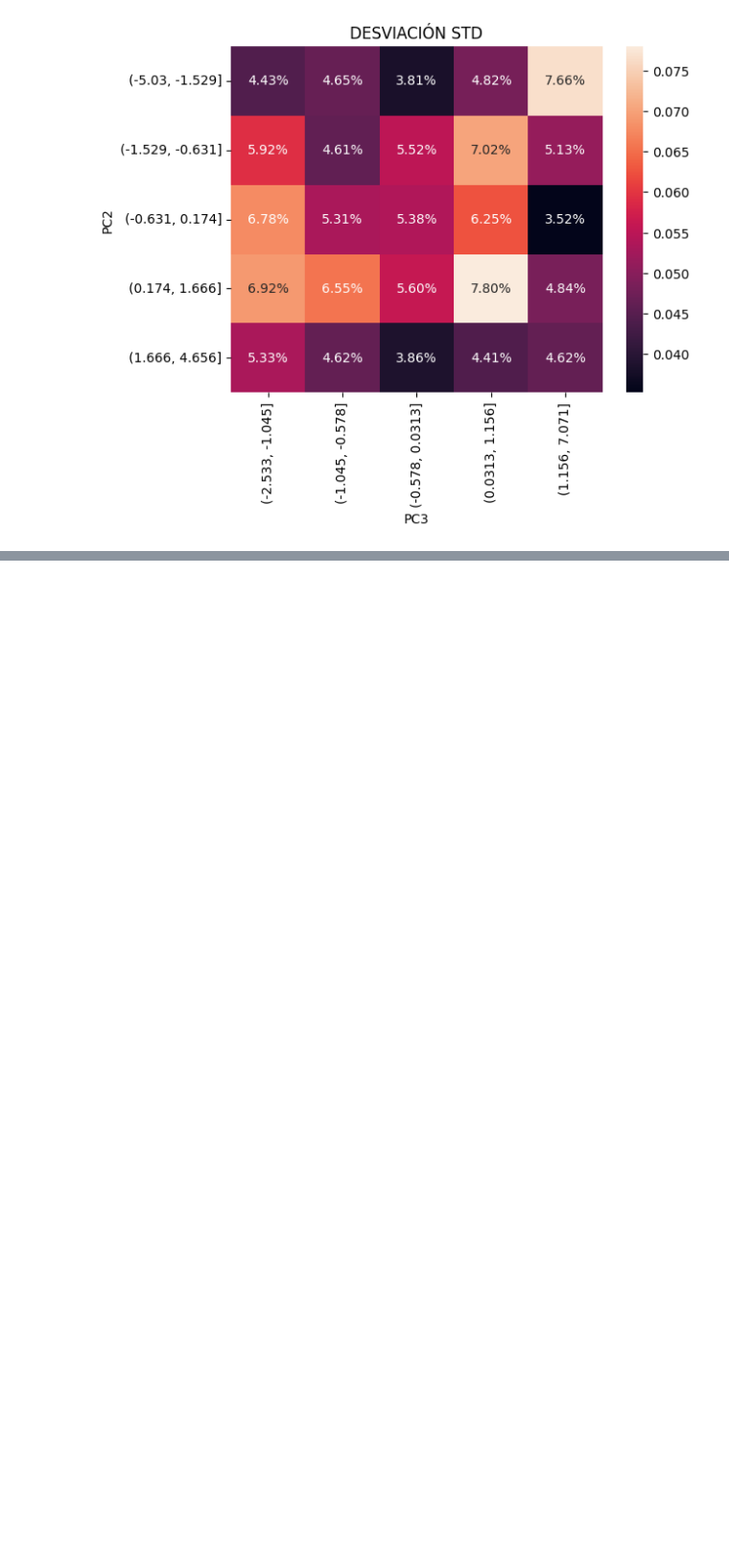
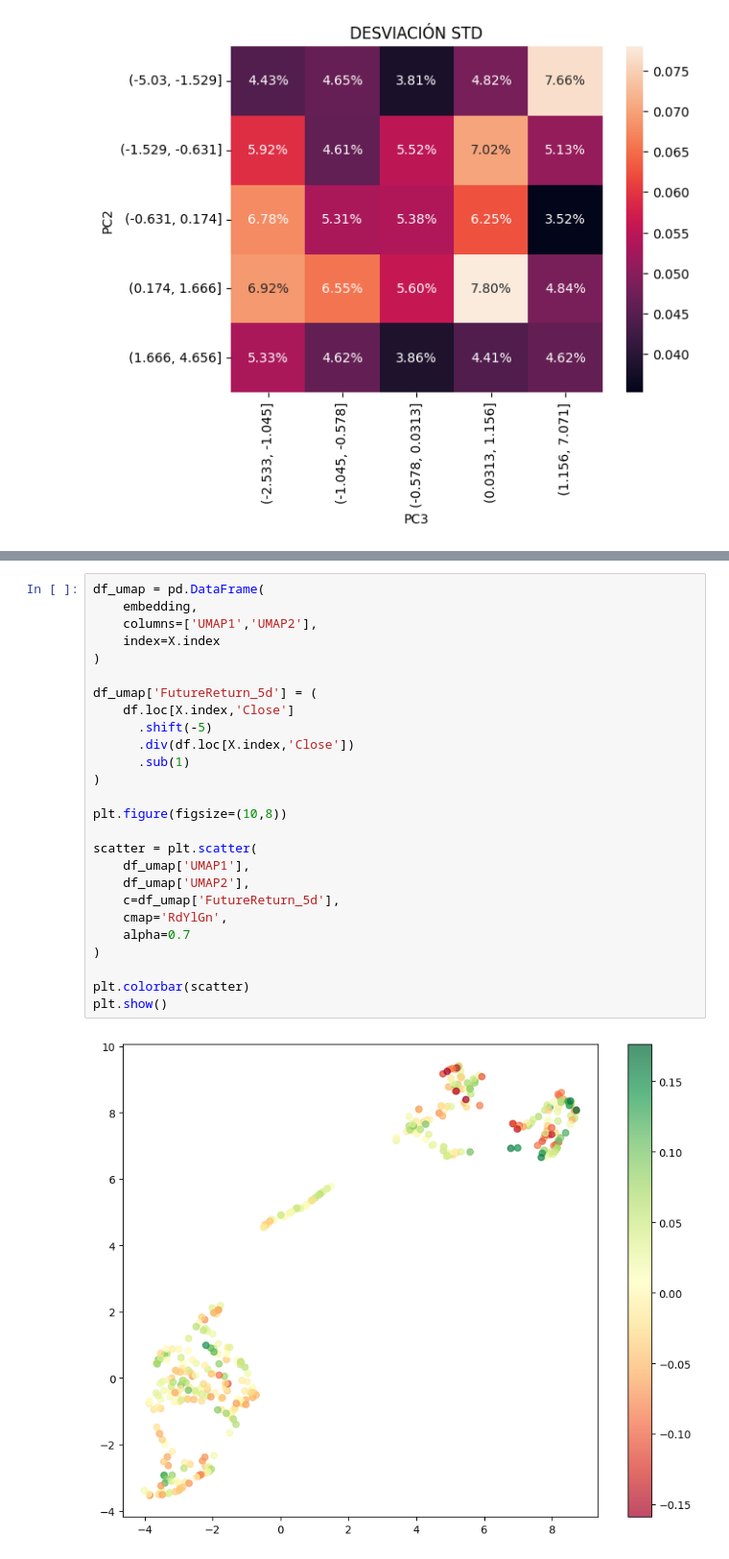
Before and after one commit to Saul-Ochoa/financial-time-series-lab, a Jupyter notebook: 1. Series temporales básicas/PCA.ipynb, the cells around one changed output, grey strips where cells are left out. Shown at 96% size. Drawn from its saved outputs; the diff is of its cells as text; blank space fills up the shorter version.

```diff
--- a/1. Series temporales básicas/PCA.ipynb
+++ b/1. Series temporales básicas/PCA.ipynb
@@ -401,0 +434,28 @@ plt.show()
+# %%
+df_umap = pd.DataFrame(
+    embedding,
+    columns=['UMAP1','UMAP2'],
+    index=X.index
+)
+
+df_umap['FutureReturn_5d'] = (
+    df.loc[X.index,'Close']
+      .shift(-5)
+      .div(df.loc[X.index,'Close'])
+      .sub(1)
+)
+
+plt.figure(figsize=(10,8))
+
+scatter = plt.scatter(
+    df_umap['UMAP1'],
+    df_umap['UMAP2'],
+    c=df_umap['FutureReturn_5d'],
+    cmap='RdYlGn',
+    alpha=0.7
+)
+
+plt.colorbar(scatter)
+plt.show()
+# %% [output]
+[figure, added]
```
Also changed, not shown: parts of 28 cells of this notebook.
